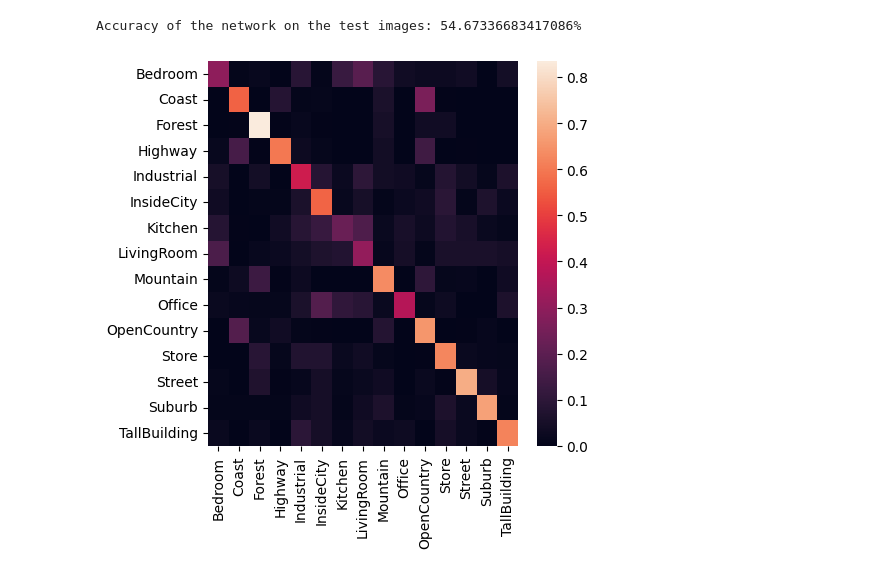
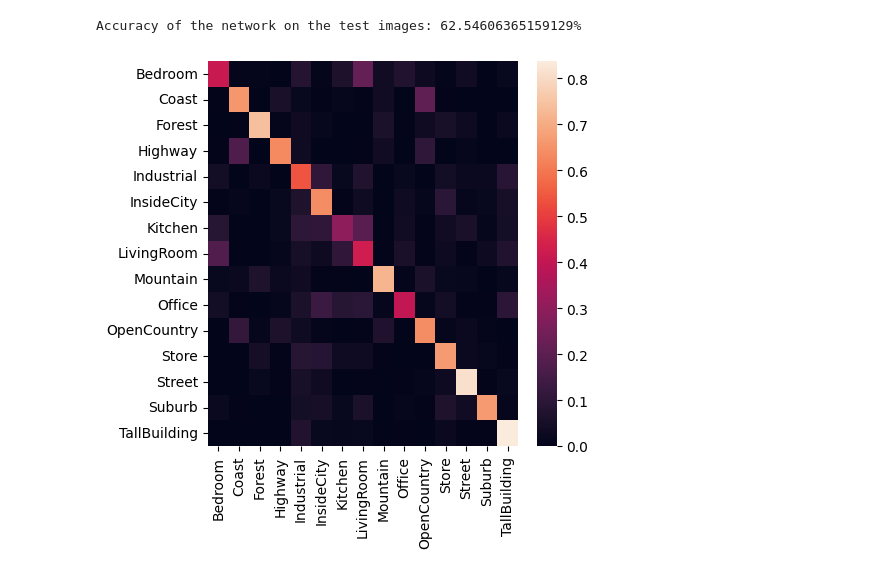
Before and after one commit to AlessandroCesaTs/Computer_Vision_Project_Cesa, a Jupyter notebook: project_part_2.ipynb, the cells around one changed output. Cells and saved outputs as stored; diff of their text form; code cells hidden in the pictures.

```diff
--- a/project_part_2.ipynb
+++ b/project_part_2.ipynb
@@ -101,7 +101,7 @@ Time: 177.98722195625305
 # %%
-test_model(CNN2(),model_path,test_loader,test,device)
+test_model(EnsembleModel(),model_path,test_loader,test,device)
 # %% [output]
-Accuracy of the network on the test images: 54.67336683417086%
+Accuracy of the network on the test images: 62.54606365159129%
-[figure, old version]
+[figure, new version]
 # %%
 !rm model*
```
Also changed, not shown: parts of 4 cells of this notebook, 6 other files.
